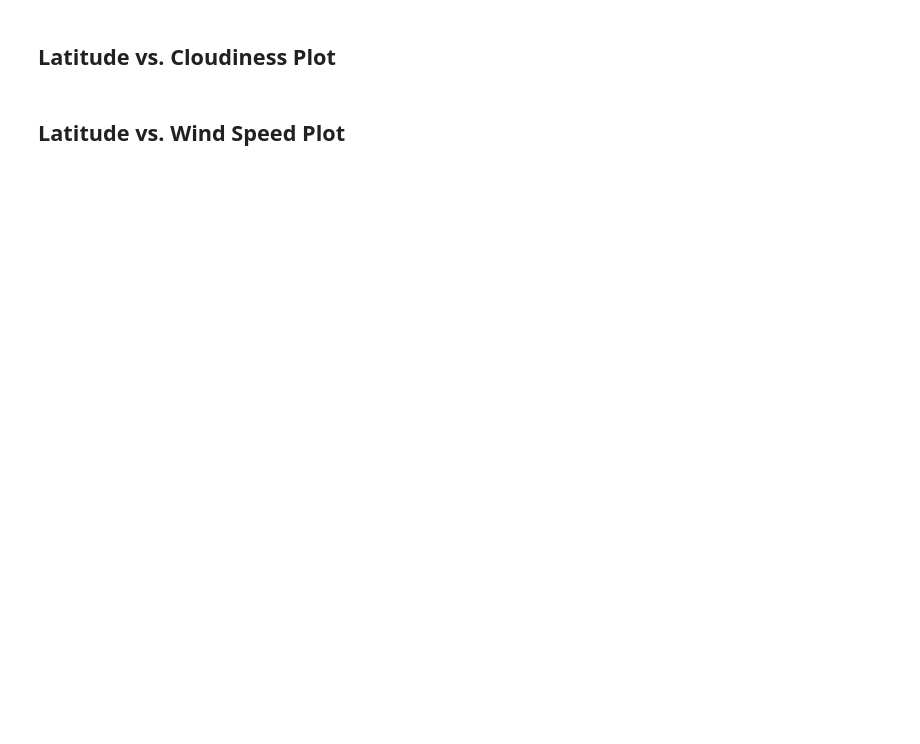
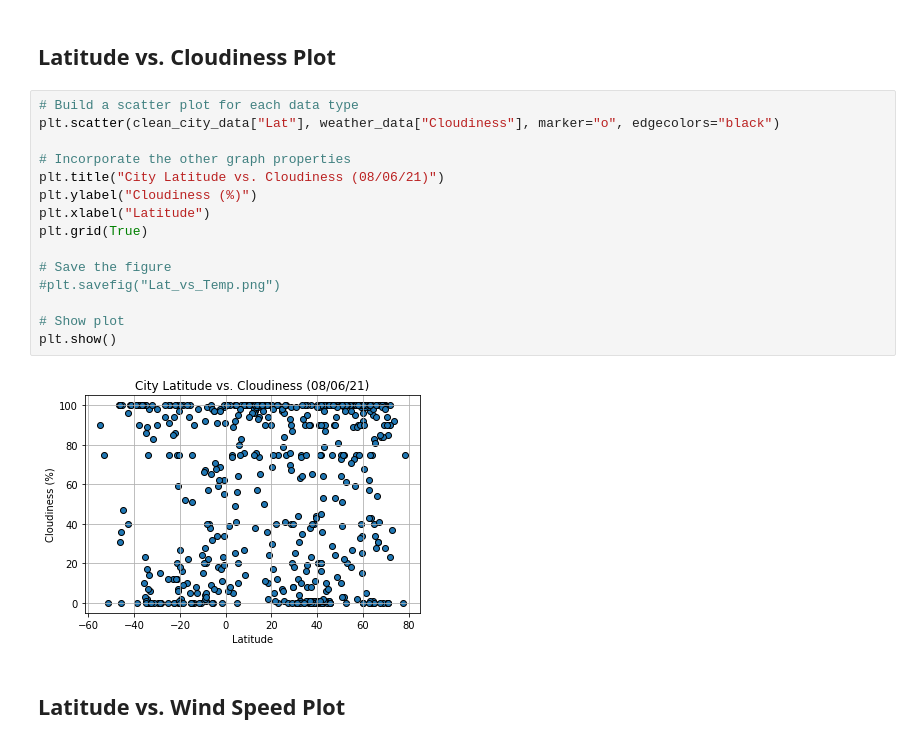
Before and after one commit to ceci-chapa/python-api-challenge, a Jupyter notebook: WeatherPy/WeatherPy.ipynb, the cells around one changed output. Drawn from its saved outputs; the diff is of its cells as text; blank space fills up the shorter version.

```diff
--- a/WeatherPy/WeatherPy.ipynb
+++ b/WeatherPy/WeatherPy.ipynb
@@ -201,4 +236,21 @@ clean_city_data
 # %% [markdown]
 ## Latitude vs. Cloudiness Plot
+# %%
+# Build a scatter plot for each data type
+plt.scatter(clean_city_data["Lat"], weather_data["Cloudiness"], marker="o", edgecolors="black")
+
+# Incorporate the other graph properties
+plt.title("City Latitude vs. Cloudiness (08/06/21)")
+plt.ylabel("Cloudiness (%)")
+plt.xlabel("Latitude")
+plt.grid(True)
+
+# Save the figure
+#plt.savefig("Lat_vs_Temp.png")
+
+# Show plot
+plt.show()
+# %% [output]
+[figure, added]
 # %% [markdown]
 ## Latitude vs. Wind Speed Plot
```
Also changed, not shown: parts of 11 cells of this notebook, 1 other file.
